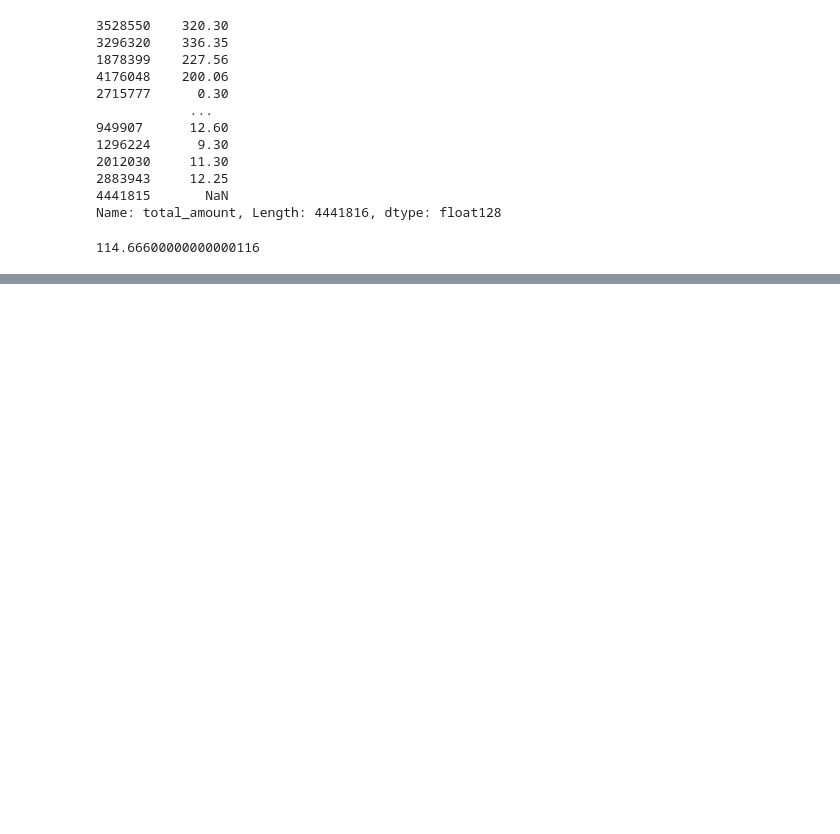
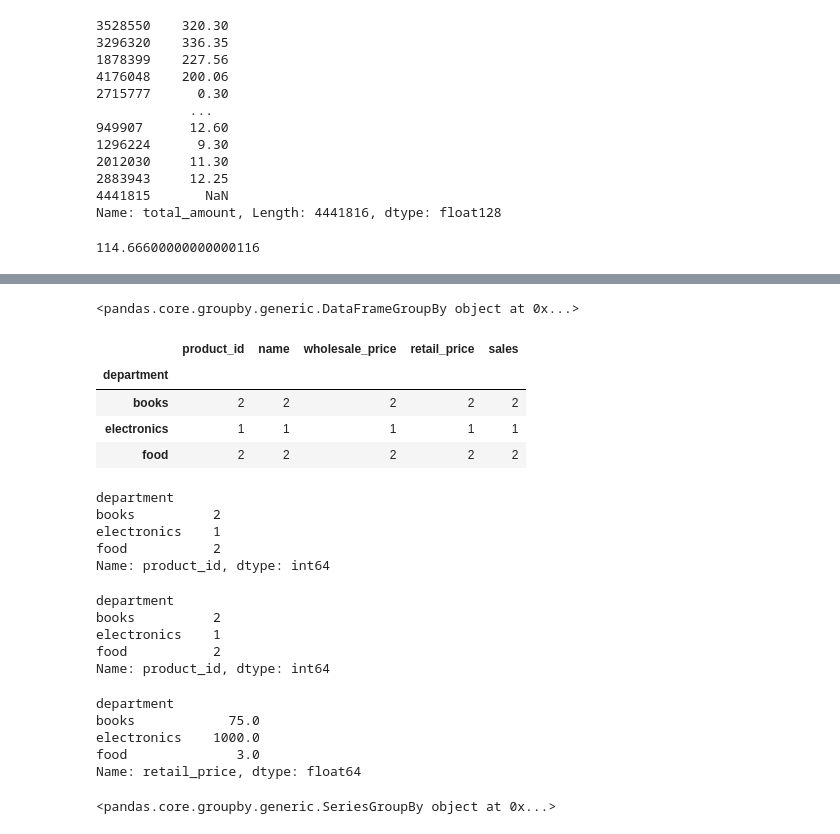
Before and after one commit to mohamed-ssafini/Pandas, a Jupyter notebook: Longest_taxi_rides.ipynb, the cells around one changed output, grey strips where cells are left out. Saved outputs shown, nothing was run; the diff lists cells and outputs as text; code cells hidden in the pictures; blank space fills up the shorter version.

```diff
--- a/Longest_taxi_rides.ipynb
+++ b/Longest_taxi_rides.ipynb
@@ -202,0 +243,40 @@ df.sort_values(['passenger_count', 'trip_distance'],
+# %%
+df.groupby('department')
+# %% [output]
+<pandas.core.groupby.generic.DataFrameGroupBy object at 0x...>
+# %%
+df.groupby('department').count()
+# %% [output]
+|  | product_id | name | wholesale_price | retail_price | sales |
+| department |  |  |  |  |  |
+| books | 2 | 2 | 2 | 2 | 2 |
+| electronics | 1 | 1 | 1 | 1 | 1 |
+| food | 2 | 2 | 2 | 2 | 2 |
+# %%
+df.groupby('department').count()['product_id']
+# %% [output]
+department
+books          2
+electronics    1
+food           2
+Name: product_id, dtype: int64
+# %%
+df.groupby('department')['product_id'].count()
+# %% [output]
+department
+books          2
+electronics    1
+food           2
+Name: product_id, dtype: int64
+# %%
+df.groupby('department')['retail_price'].mean()
+# %% [output]
+department
+books            75.0
+electronics    1000.0
+food              3.0
+Name: retail_price, dtype: float64
+# %%
+df.groupby('department')['retail_price']
+# %% [output]
+<pandas.core.groupby.generic.SeriesGroupBy object at 0x...>
```
Also changed, not shown: parts of 4 cells of this notebook.
